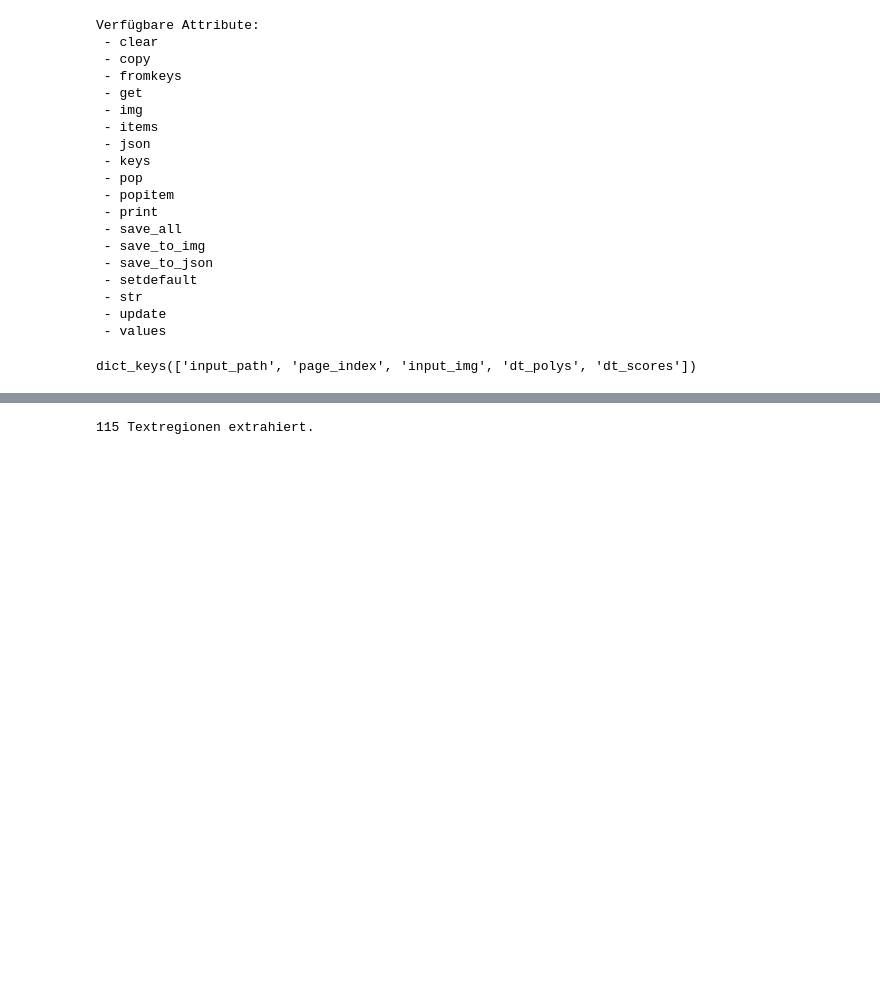
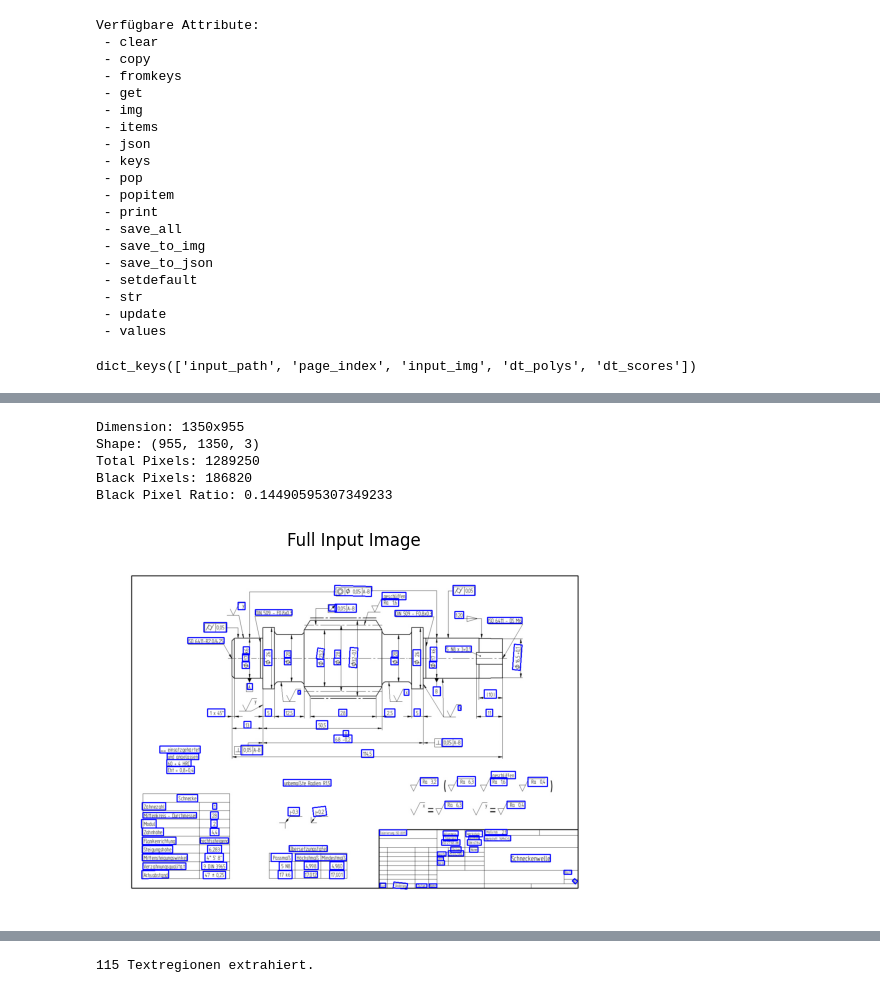
Before and after one commit to gonlyplease/ocr-rec-lab, a Jupyter notebook: ocr-rec-lab.ipynb, the cells around one changed output, grey strips where cells are left out. Drawn from its saved outputs; the diff is of its cells as text; code cells hidden in the pictures; blank space fills up the shorter version.

Commit message:
Deep dive on data flow in ocr pipelines

```diff
--- a/ocr-rec-lab.ipynb
+++ b/ocr-rec-lab.ipynb
@@ -14,6 +14,6 @@ from paddleocr import TextDetection
 from helpers.inspector import inspect_object
 # %%
 # Bildpfad
-image_path = "Schneckenwelle.jpg"
+image_path = "./data/Schneckenwelle.jpg"
 image = Image.open(image_path).convert("RGB")
 img_np = np.array(image)
@@ -113,0 +147,41 @@ dict_keys(['input_path', 'page_index', 'input_img', 'dt_polys', 'dt_scores'])
+# %%
+npimg = det_res["input_img"]
+
+
+
+def calculate_image_metrics(input_img):
+    shape = input_img.shape
+    H, W, _ = shape
+    total_pixels = H * W
+
+
+    non_white_mask = np.any(input_img != 255, axis=-1)
+
+    # Get  coordinates of non-white pixels
+    non_white_coords = np.column_stack(np.where(non_white_mask))
+
+
+    black_pixels = non_white_coords.shape[0]
+
+
+    print(f"Dimension: {W}x{H}")
+    print(f"Shape: {shape}")
+    print(f"Total Pixels: {total_pixels}")
+    print(f"Black Pixels: {black_pixels}")
+    print(f"Black Pixel Ratio: {(black_pixels)/total_pixels}")
+
+
+calculate_image_metrics(npimg)
+# %% [output]
+Dimension: 1350x955
+Shape: (955, 1350, 3)
+Total Pixels: 1289250
+Black Pixels: 186820
+Black Pixel Ratio: 0.14490595307349233
+# %%
+plt.imshow(det_res["input_img"])
+plt.title("Full Input Image")
+plt.axis("off")
+plt.show()
+# %% [output]
+[figure, added]
```
Also changed, not shown: parts of 13 cells of this notebook.
